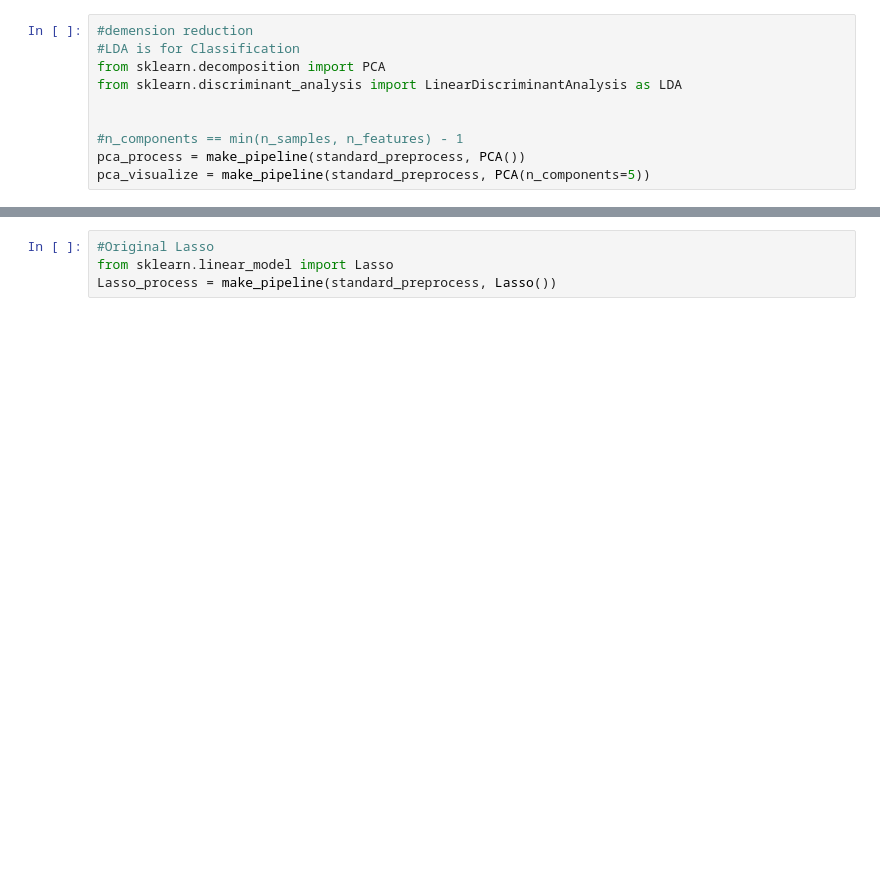
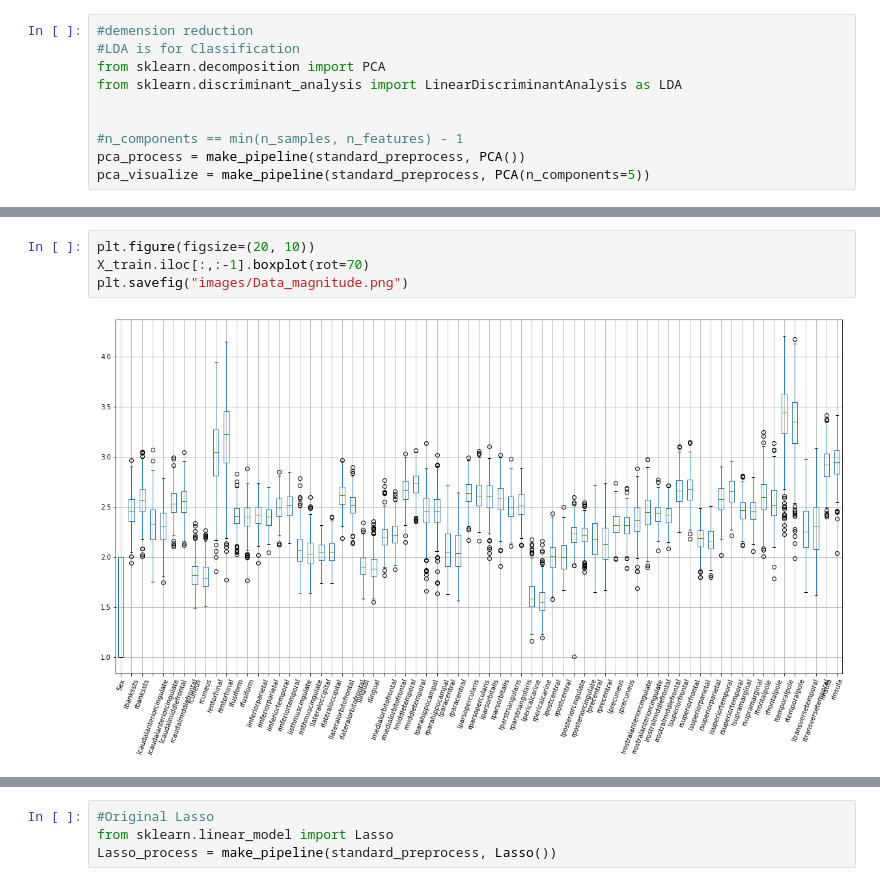
Before and after one commit to luckydipper/brain_age_expectation, a Jupyter notebook: 2020105695_김희성_final_project.ipynb, the cells around one changed output, grey strips where cells are left out. Drawn from its saved outputs; the diff is of its cells as text; blank space fills up the shorter version.

```diff
--- a/2020105695_김희성_final_project.ipynb
+++ b/2020105695_김희성_final_project.ipynb
@@ -139,0 +128,6 @@ pca_svm_process.steps.pop()
+# %%
+plt.figure(figsize=(20, 10))
+X_train.iloc[:,:-1].boxplot(rot=70)
+plt.savefig("images/Data_magnitude.png")
+# %% [output]
+[figure, added]
```
Also changed, not shown: parts of 18 cells of this notebook, 11 other files.
